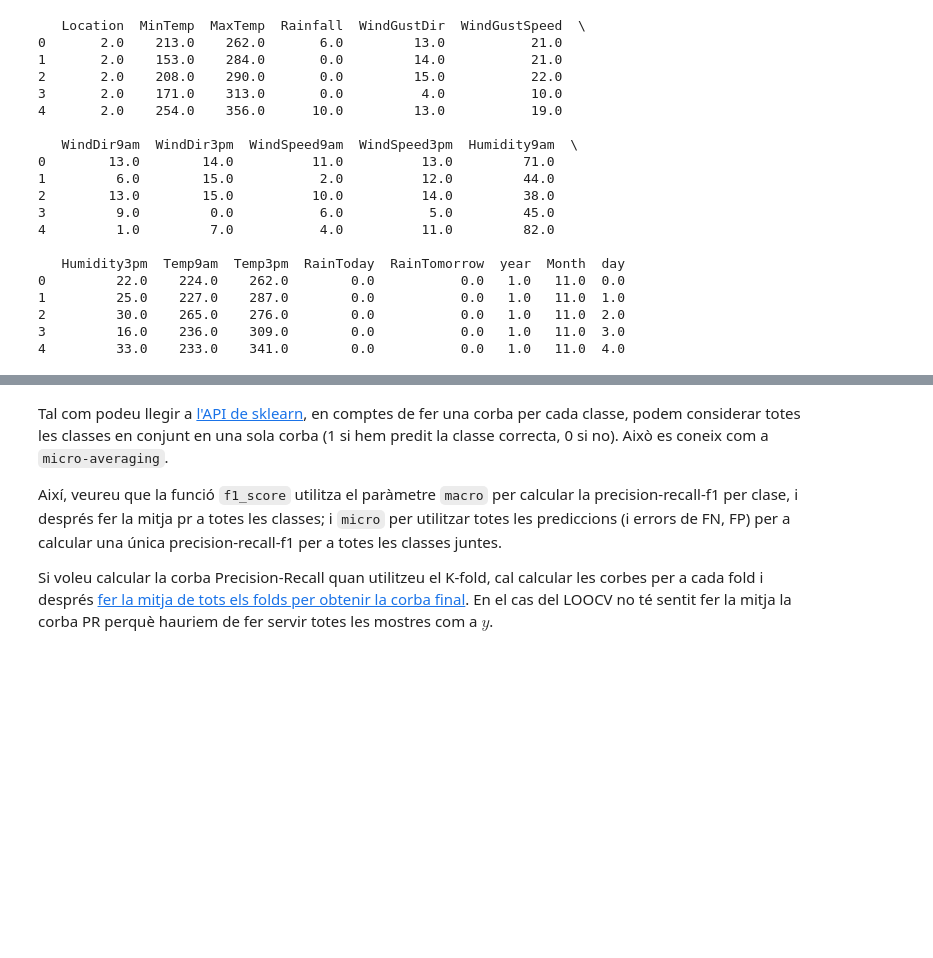
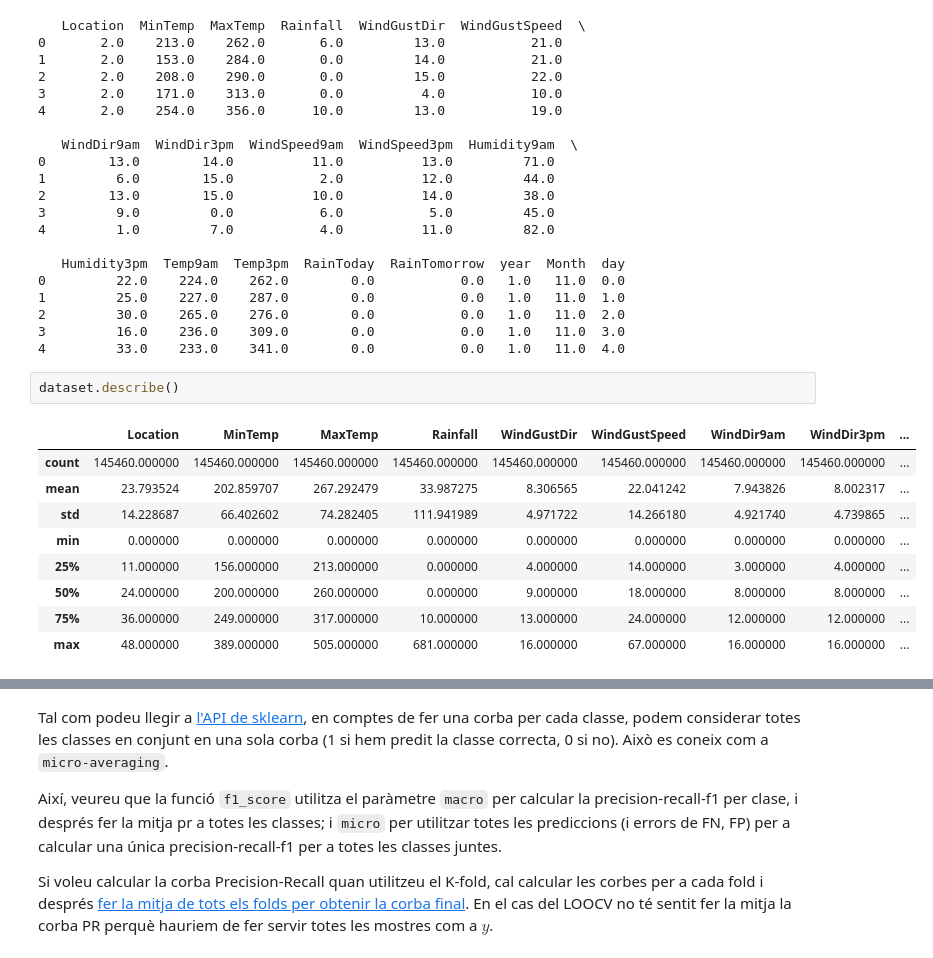
Before and after one commit to susana99ssr/Pr-ctica-2-Aprenentatge-Computacional, a Jupyter notebook: Practica2-Classificacio2022GEI.ipynb, the cells around one changed output, grey strips where cells are left out. Drawn from its saved outputs; the diff is of its cells as text; blank space fills up the shorter version.

```diff
--- a/Practica2-Classificacio2022GEI.ipynb
+++ b/Practica2-Classificacio2022GEI.ipynb
@@ -249,3 +249,15 @@ print(dataset.head())
 2         30.0    265.0    276.0        0.0           0.0   1.0   11.0  2.0
 3         16.0    236.0    309.0        0.0           0.0   1.0   11.0  3.0
 4         33.0    233.0    341.0        0.0           0.0   1.0   11.0  4.0
+# %%
+dataset.describe()
+# %% [output]
+|  | Location | MinTemp | MaxTemp | Rainfall | WindGustDir | WindGustSpeed | WindDir9am | WindDir3pm | ... |
+| count | 145460.000000 | 145460.000000 | 145460.000000 | 145460.000000 | 145460.000000 | 145460.000000 | 145460.000000 | 145460.000000 | ... |
+| mean | 23.793524 | 202.859707 | 267.292479 | 33.987275 | 8.306565 | 22.041242 | 7.943826 | 8.002317 | ... |
+| std | 14.228687 | 66.402602 | 74.282405 | 111.941989 | 4.971722 | 14.266180 | 4.921740 | 4.739865 | ... |
+| min | 0.000000 | 0.000000 | 0.000000 | 0.000000 | 0.000000 | 0.000000 | 0.000000 | 0.000000 | ... |
+| 25% | 11.000000 | 156.000000 | 213.000000 | 0.000000 | 4.000000 | 14.000000 | 3.000000 | 4.000000 | ... |
+| 50% | 24.000000 | 200.000000 | 260.000000 | 0.000000 | 9.000000 | 18.000000 | 8.000000 | 8.000000 | ... |
+| 75% | 36.000000 | 249.000000 | 317.000000 | 10.000000 | 13.000000 | 24.000000 | 12.000000 | 12.000000 | ... |
+| max | 48.000000 | 389.000000 | 505.000000 | 681.000000 | 16.000000 | 67.000000 | 16.000000 | 16.000000 | ... |
```
Also changed, not shown: parts of 11 cells of this notebook.
